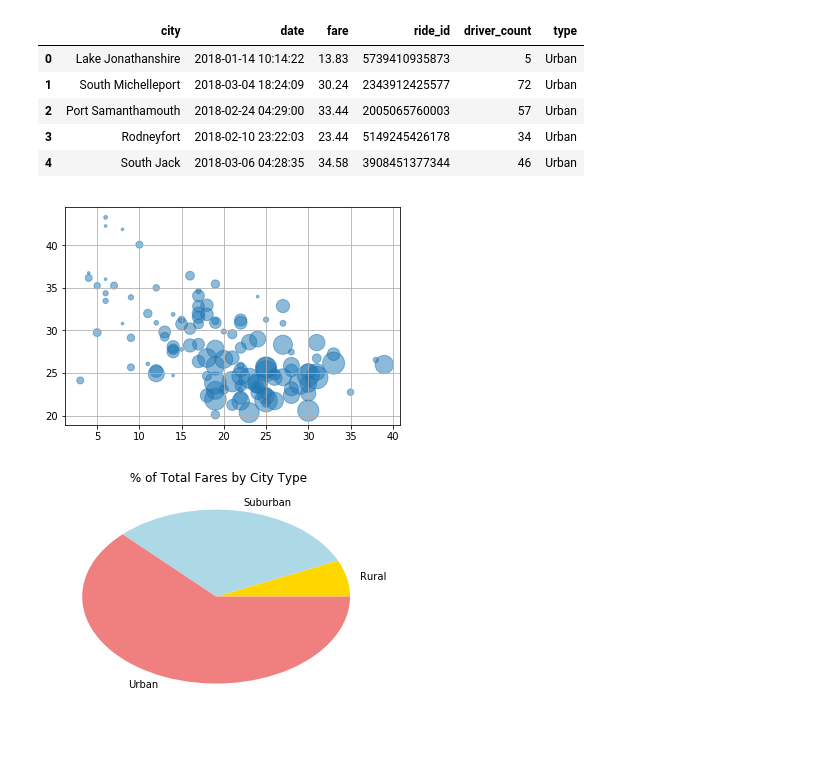
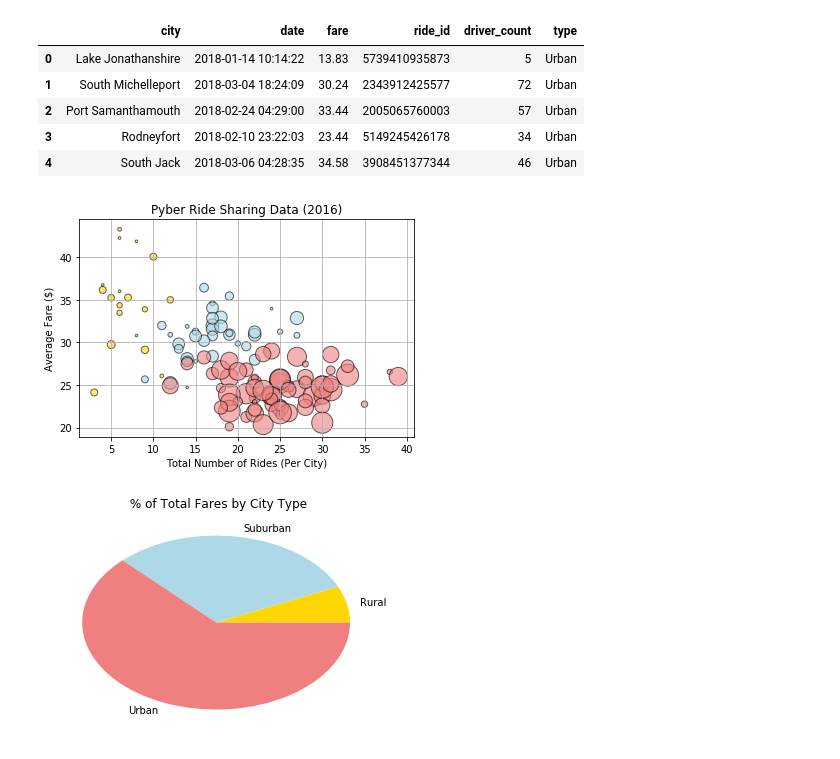
Before and after one commit to reemaratnani/Matplotlib, a Jupyter notebook: Pyber.ipynb, the cells around one changed output. Drawn from its saved outputs; the diff is of its cells as text; code cells hidden in the pictures.

Commit message:
updated color in bubble plot

```diff
--- a/Pyber.ipynb
+++ b/Pyber.ipynb
@@ -25,13 +25,20 @@ combined_data.head()
 # %%
 grouped_data =combined_data.groupby(['type','city'])
 ride_count = grouped_data['city'].value_counts()
 city_fare = grouped_data['fare'].mean()
 driver_count= grouped_data['driver_count'].mean()
-plt.scatter(ride_count,city_fare, s=driver_count*7, alpha=0.5)
+bubble_colors = pd.DataFrame({ "type": ["Rural", "Suburban","Urban"],
+                                "color": ["gold","lightblue","lightcoral"]})
+driver_count_df = pd.DataFrame({"driver count" : driver_count})
+driver_count_df = pd.merge(driver_count_df, bubble_colors, on='type', how='left')
+plt.scatter(ride_count,city_fare, s=driver_count_df['driver count']*7, c=driver_count_df['color'], edgecolors= 'k', alpha=0.6)
+plt.title("Pyber Ride Sharing Data (2016)")
+plt.xlabel("Total Number of Rides (Per City)")
+plt.ylabel("Average Fare ($)")
 plt.grid()
 plt.show()
 # %% [output]
-[figure, old version]
+[figure, new version]
 # %%
 # Total Fare by city type
 grouped_type = combined_data.groupby('type')
```
